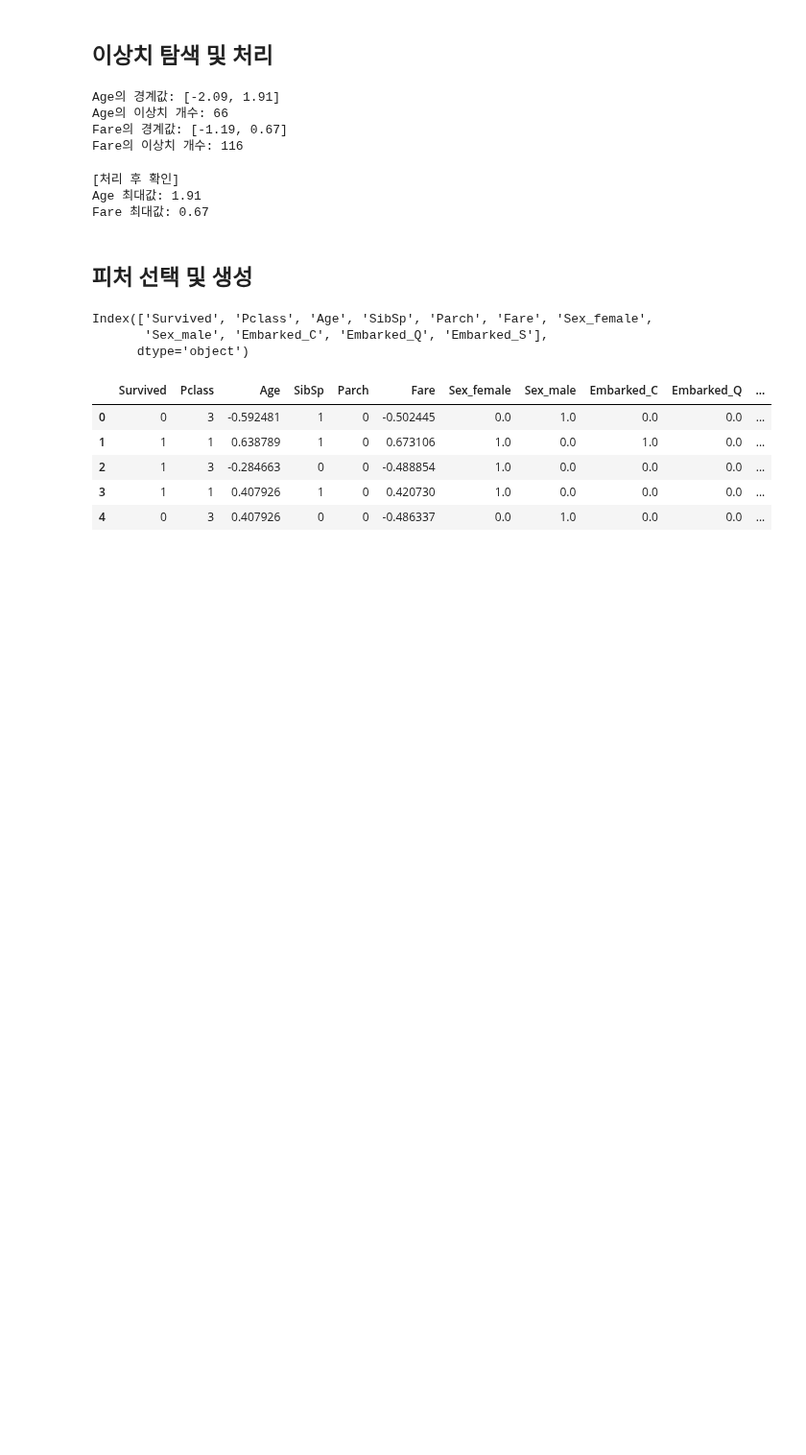
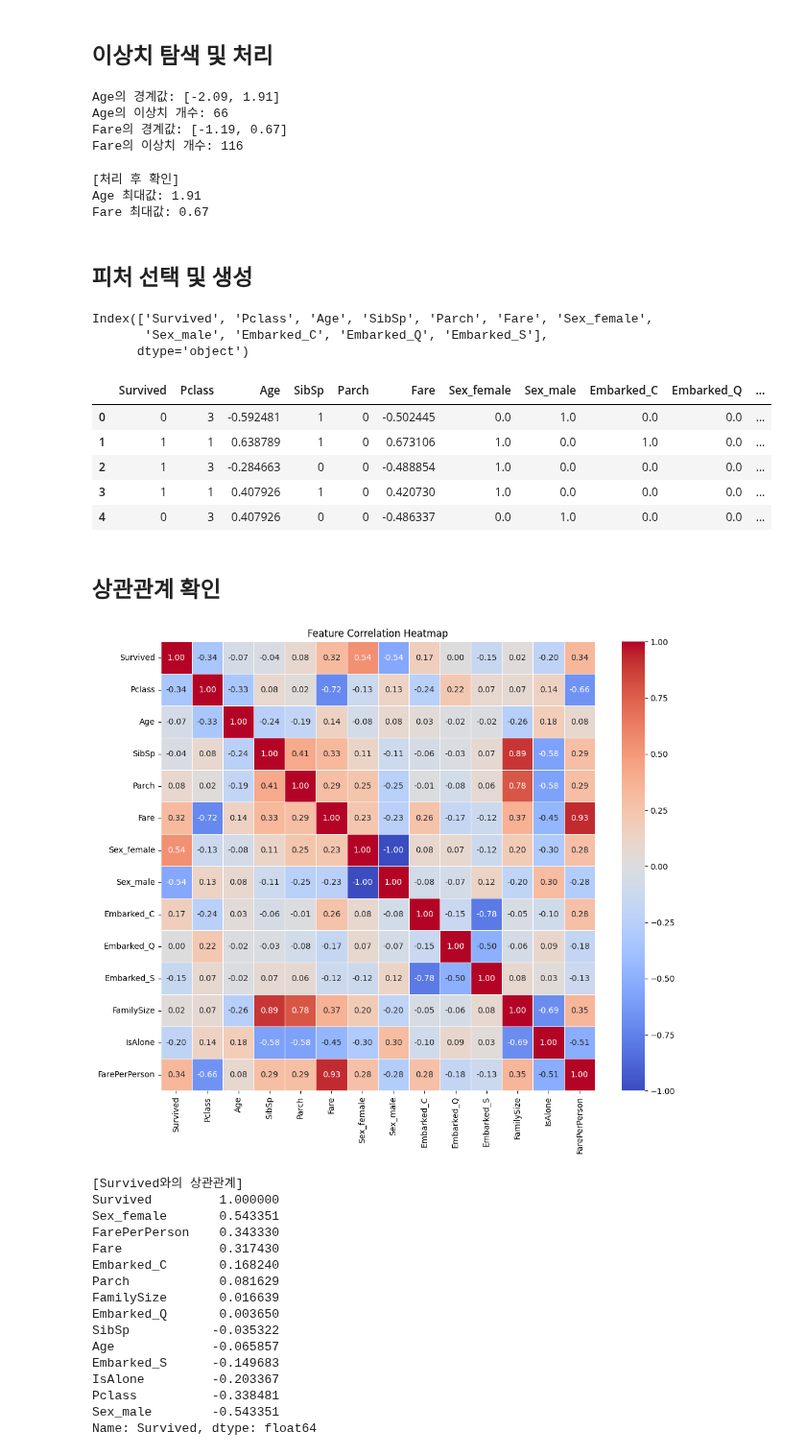
Before and after one commit to soyeong11/Dart-B_7th, a Jupyter notebook: 너다나비/titanic_1.ipynb, the cells around one changed output. Shown at 96% size. Saved outputs shown, nothing was run; the diff lists cells and outputs as text; code cells hidden in the pictures; blank space fills up the shorter version.

```diff
--- a/너다나비/titanic_1.ipynb
+++ b/너다나비/titanic_1.ipynb
@@ -323,3 +323,36 @@ df_train.head()
 | 2 | 1 | 3 | -0.284663 | 0 | 0 | -0.488854 | 1.0 | 0.0 | 0.0 | 0.0 | ... |
 | 3 | 1 | 1 | 0.407926 | 1 | 0 | 0.420730 | 1.0 | 0.0 | 0.0 | 0.0 | ... |
 | 4 | 0 | 3 | 0.407926 | 0 | 0 | -0.486337 | 0.0 | 1.0 | 0.0 | 0.0 | ... |
+# %% [markdown]
+## 상관관계 확인
+# %%
+# 상관계수 행렬 계산
+corr_matrix = df_train.corr()
+
+# 히트맵 시각화
+plt.figure(figsize=(12, 10))
+sns.heatmap(corr_matrix, annot=True, fmt=".2f", cmap='coolwarm', linewidths=0.5)
+plt.title("Feature Correlation Heatmap")
+plt.show()
+
+# Survived(타겟)와의 상관관계 확인
+print("[Survived와의 상관관계]")
+print(corr_matrix['Survived'].sort_values(ascending=False))
+# %% [output]
+[figure, added]
+[Survived와의 상관관계]
+Survived         1.000000
+Sex_female       0.543351
+FarePerPerson    0.343330
+Fare             0.317430
+Embarked_C       0.168240
+Parch            0.081629
+FamilySize       0.016639
+Embarked_Q       0.003650
+SibSp           -0.035322
+Age             -0.065857
+Embarked_S      -0.149683
+IsAlone         -0.203367
+Pclass          -0.338481
+Sex_male        -0.543351
+Name: Survived, dtype: float64
```
Also changed, not shown: parts of 22 cells of this notebook.
